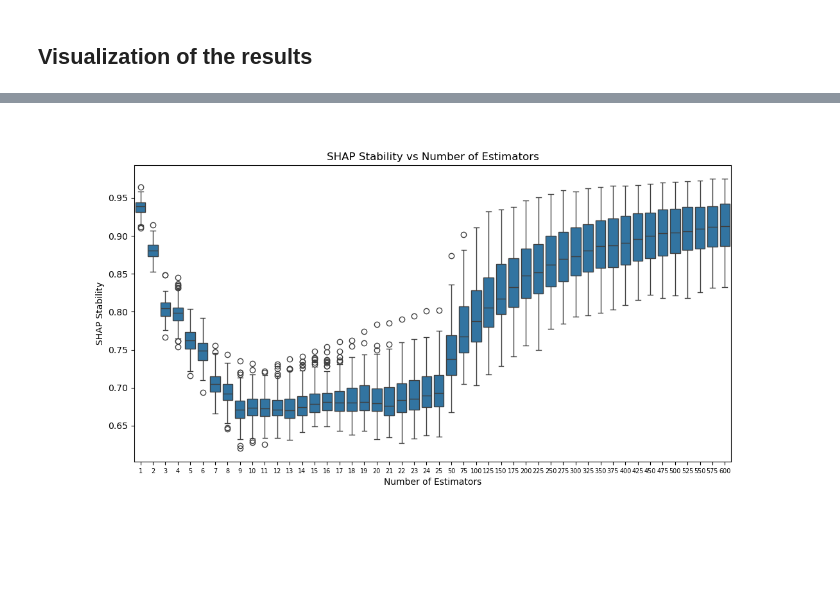
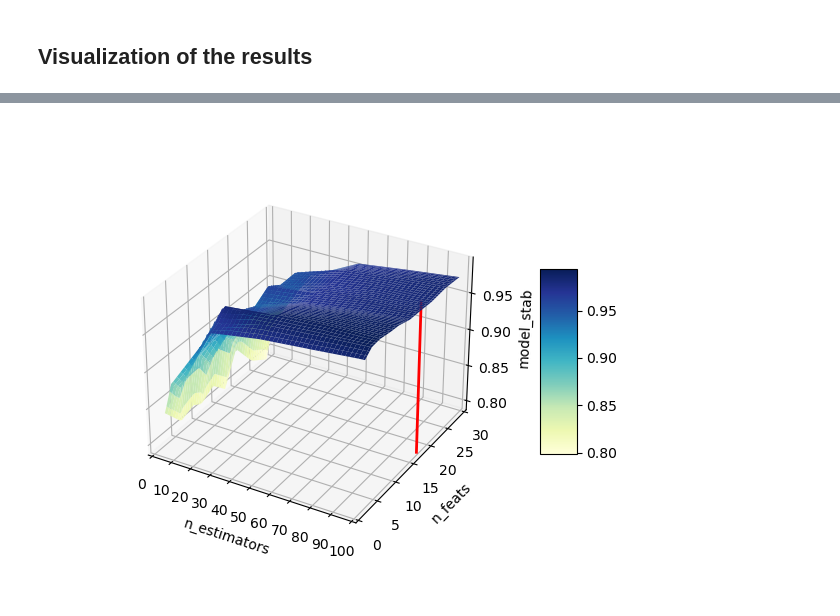
Before and after one commit to edo1691/ad_shap_stability, a Jupyter notebook: notebooks/01_04_results.ipynb, the cells around one changed output, grey strips where cells are left out. Drawn from its saved outputs; the diff is of its cells as text; code cells hidden in the pictures; blank space fills up the shorter version.

```diff
--- a/notebooks/01_04_results.ipynb
+++ b/notebooks/01_04_results.ipynb
@@ -221,32 +177,5 @@ df
-# %%
-import pandas as pd
-import matplotlib.pyplot as plt
-import seaborn as sns
-
-# Sample data simulating the user's dataframe structure.
-# For demonstration purposes, we use random data here.
-# The user would replace this with their actual dataframe.
-
-# Choosing the row with the highest max_feats and n_feats for each n_estimator
-selected_rows = df.sort_values(by=['max_feats', 'n_feats'], ascending=[False, False]).drop_duplicates(['n_estimators'])
-
-# Exploding the list in 'shap_stab' into separate rows.
-df_exploded = selected_rows.explode('shap_stab')
-
-# Convert 'shap_stab' to numeric as it might be read as object due to the list.
-df_exploded['shap_stab'] = pd.to_numeric(df_exploded['shap_stab'])
-
-# Creating a boxplot with 'n_estimators' on the x-axis and 'shap_stab' values on the y-axis.
-plt.figure(figsize=(12, 6))
-sns.boxplot(data=df_exploded, x='n_estimators', y='shap_stab')
-
-# Adjusting the size of the x-axis labels
-plt.xticks(fontsize=7)
-
-# Additional plot formatting, if necessary
-plt.title('SHAP Stability vs Number of Estimators')
-plt.xlabel('Number of Estimators')
-plt.ylabel('SHAP Stability')
-plt.show()
-# %% [output]
-[figure, removed]
+# %%
+# Example usage (assuming 'df' is your DataFrame)
+plot_3d_surface(df, 'n_estimators', 'n_feats', 'model_stab', cmap='YlGnBu', y_step=5, opt_x=opt_x, opt_y=opt_y, opt_color='red')
+# %% [output]
+[figure, added]
```
Also changed, not shown: parts of 16 cells of this notebook, 3 other files.
